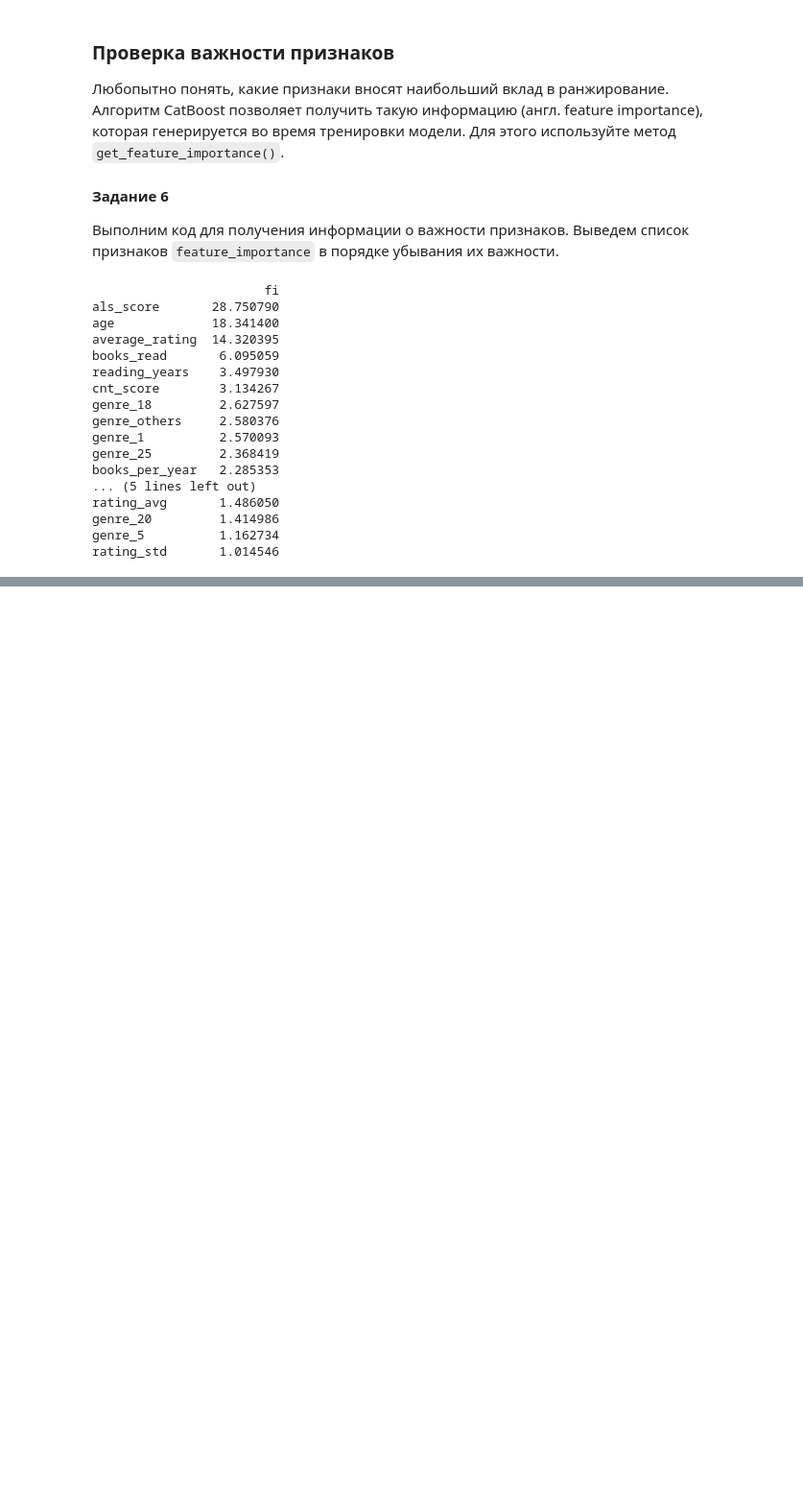
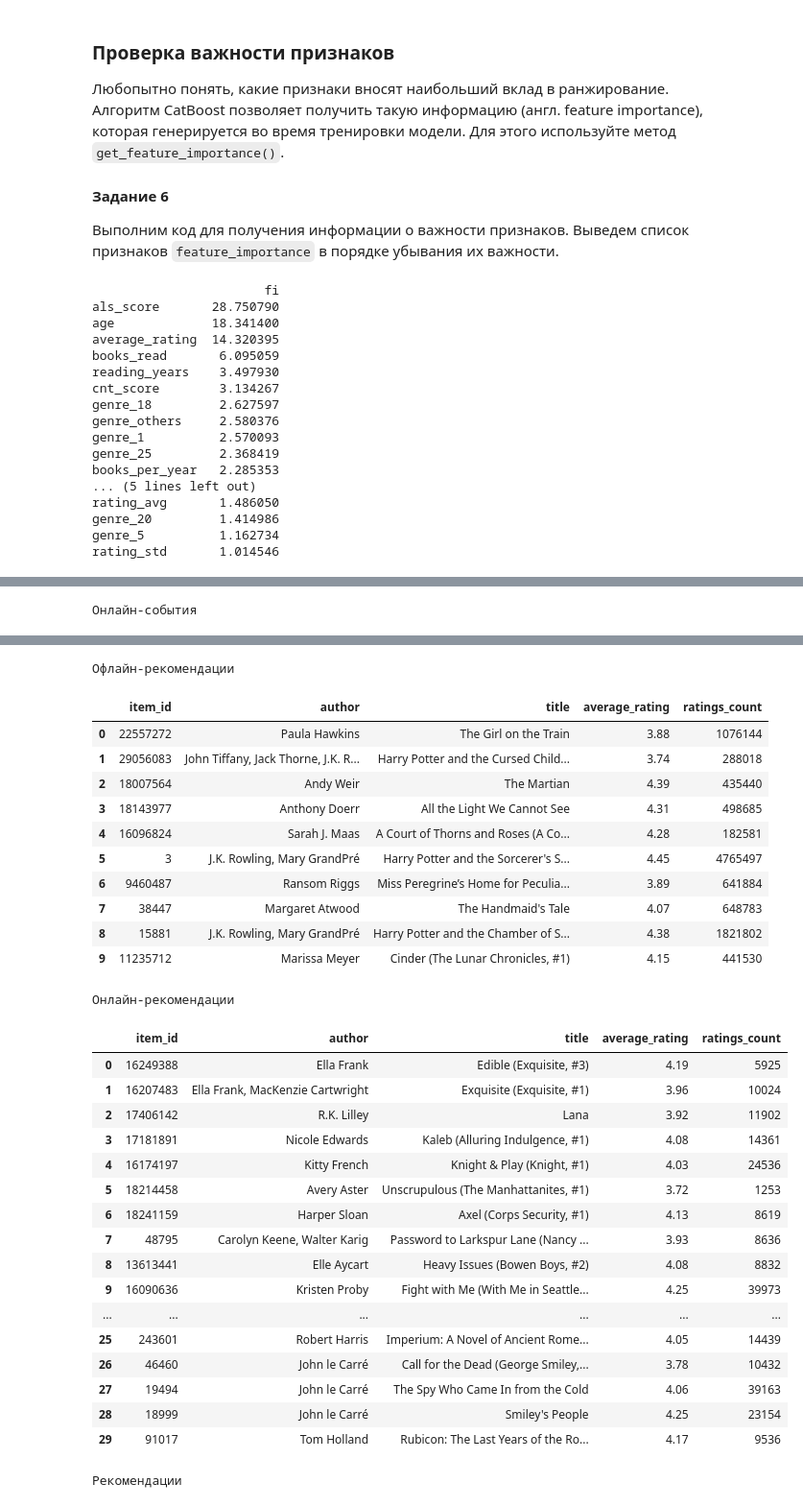
Before and after one commit to alina-tad/mle-recsys-start, a Jupyter notebook: preprocessing2.ipynb, the cells around one changed output, grey strips where cells are left out. Shown: that part at 96% size. Saved outputs shown, nothing was run; the diff lists cells and outputs as text; code cells hidden in the pictures; blank space fills up the shorter version.

Commit message:
online recs

```diff
--- a/preprocessing2.ipynb
+++ b/preprocessing2.ipynb
@@ -546,0 +809,8 @@ rating_std       1.014546
+# %%
+recommendations_url = "http://127.0.0.1:8000"
+params = {"user_id": 1291248, 'k': 3}
+
+resp = requests.post(recommendations_url + "/recommendations_online", headers=headers, params=params)
+online_recs = resp.json()
+
+print(online_recs)
@@ -546,0 +884,15 @@ rating_std       1.014546
+# %%
+# Получим 10 рекомендаций каждого типа для данного пользователя:
+
+params = {"user_id": 1291250, 'k': 10}
+resp_offline = requests.post(recommendations_url + "/recommendations_offline", headers=headers, params=params)
+resp_online = requests.post(recommendations_url + "/recommendations_online", headers=headers, params=params)
+resp_blended = requests.post(recommendations_url + "/recommendations", headers=headers, params=params)
+
+recs_offline = resp_offline.json()["recs"]
+recs_online = resp_online.json()["recs"]
+recs_blended = resp_blended.json()["recs"]
+
+print(recs_offline)
+print(recs_online)
+print(recs_blended)
@@ -546,0 +903,24 @@ rating_std       1.014546
+# %%
+# Качество рекомендаций также можно оценить выборочно: посмотрев, что рекомендации книг в целом адекватны, по авторам, названиям.
+# Пример кода для этого приведён ниже.
+
+def display_items(item_ids):
+    possible_cols = ["item_id", "author", "title", "genre_and_votes", "average_rating", "ratings_count"]
+    item_columns_to_use = [c for c in possible_cols if c in items.columns]
+
+    items_selected = items.query("item_id in @item_ids")[item_columns_to_use]
+    items_selected = items_selected.set_index("item_id").reindex(item_ids)
+    items_selected = items_selected.reset_index()
+
+    display(items_selected)
+
+print("Онлайн-события")
+display_items(event_item_ids)
+print("Офлайн-рекомендации")
+display_items(recs_offline)
+print("Онлайн-рекомендации")
+display_items(recs_online)
+print("Рекомендации")
+display_items(recs_blended)
+# %% [output]
+Онлайн-события
@@ -546,0 +932,31 @@ rating_std       1.014546
+Офлайн-рекомендации
+|  | item_id | author | title | average_rating | ratings_count |
+| 0 | 22557272 | Paula Hawkins | The Girl on the Train | 3.88 | 1076144 |
+| 1 | 29056083 | John Tiffany, Jack Thorne, J.K. R... | Harry Potter and the Cursed Child... | 3.74 | 288018 |
+| 2 | 18007564 | Andy Weir | The Martian | 4.39 | 435440 |
+| 3 | 18143977 | Anthony Doerr | All the Light We Cannot See | 4.31 | 498685 |
+| 4 | 16096824 | Sarah J. Maas | A Court of Thorns and Roses (A Co... | 4.28 | 182581 |
+| 5 | 3 | J.K. Rowling, Mary GrandPré | Harry Potter and the Sorcerer's S... | 4.45 | 4765497 |
+| 6 | 9460487 | Ransom Riggs | Miss Peregrine’s Home for Peculia... | 3.89 | 641884 |
+| 7 | 38447 | Margaret Atwood | The Handmaid's Tale | 4.07 | 648783 |
+| 8 | 15881 | J.K. Rowling, Mary GrandPré | Harry Potter and the Chamber of S... | 4.38 | 1821802 |
+| 9 | 11235712 | Marissa Meyer | Cinder (The Lunar Chronicles, #1) | 4.15 | 441530 |
+Онлайн-рекомендации
+|  | item_id | author | title | average_rating | ratings_count |
+| 0 | 16249388 | Ella Frank | Edible (Exquisite, #3) | 4.19 | 5925 |
+| 1 | 16207483 | Ella Frank, MacKenzie Cartwright | Exquisite (Exquisite, #1) | 3.96 | 10024 |
+| 2 | 17406142 | R.K. Lilley | Lana | 3.92 | 11902 |
+| 3 | 17181891 | Nicole Edwards | Kaleb (Alluring Indulgence, #1) | 4.08 | 14361 |
+| 4 | 16174197 | Kitty French | Knight & Play (Knight, #1) | 4.03 | 24536 |
+| 5 | 18214458 | Avery Aster | Unscrupulous (The Manhattanites, #1) | 3.72 | 1253 |
+| 6 | 18241159 | Harper Sloan | Axel (Corps Security, #1) | 4.13 | 8619 |
+| 7 | 48795 | Carolyn Keene, Walter Karig | Password to Larkspur Lane (Nancy ... | 3.93 | 8636 |
+| 8 | 13613441 | Elle Aycart | Heavy Issues (Bowen Boys, #2) | 4.08 | 8832 |
+| 9 | 16090636 | Kristen Proby | Fight with Me (With Me in Seattle... | 4.25 | 39973 |
+| ... | ... | ... | ... | ... | ... |
+| 25 | 243601 | Robert Harris | Imperium: A Novel of Ancient Rome... | 4.05 | 14439 |
+| 26 | 46460 | John le Carré | Call for the Dead (George Smiley,... | 3.78 | 10432 |
+| 27 | 19494 | John le Carré | The Spy Who Came In from the Cold | 4.06 | 39163 |
+| 28 | 18999 | John le Carré | Smiley's People | 4.25 | 23154 |
+| 29 | 91017 | Tom Holland | Rubicon: The Last Years of the Ro... | 4.17 | 9536 |
+Рекомендации
```
Also changed, not shown: parts of 34 cells of this notebook, 4 other files.
